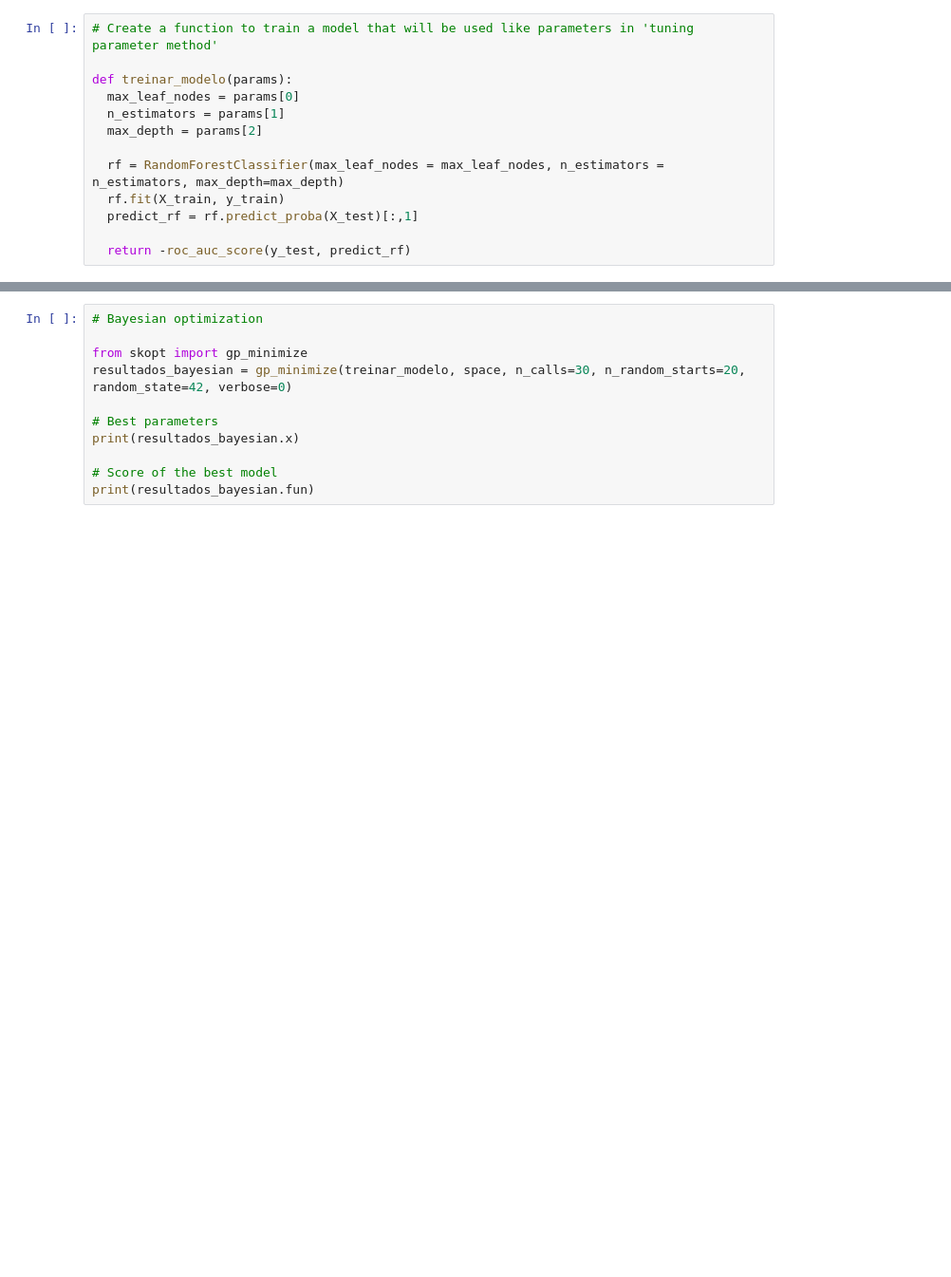
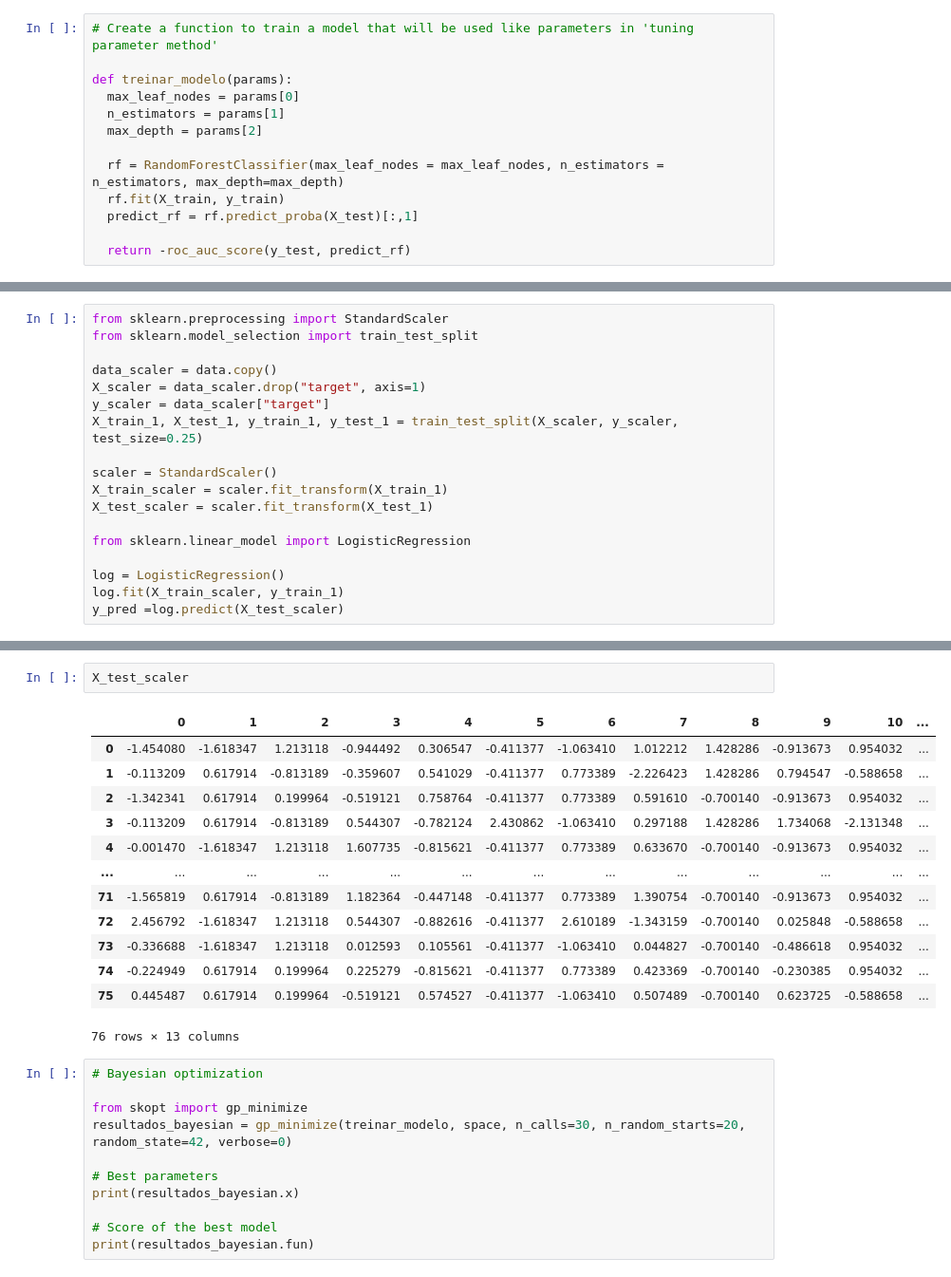
Before and after one commit to marcosrochedo/data-projects, a Jupyter notebook: heart-disease-predict/heart-disease-predict/heart-disease-kaggle.ipynb, the cells around one changed output, grey strips where cells are left out. Shown at 95% size. Saved outputs shown, nothing was run; the diff lists cells and outputs as text; blank space fills up the shorter version.

```diff
--- a/heart-disease-predict/heart-disease-predict/heart-disease-kaggle.ipynb
+++ b/heart-disease-predict/heart-disease-predict/heart-disease-kaggle.ipynb
@@ -227,0 +259,18 @@ print(resultado_random.fun)
+# %%
+from sklearn.preprocessing import StandardScaler
+from sklearn.model_selection import train_test_split
+
+data_scaler = data.copy()
+X_scaler = data_scaler.drop("target", axis=1)
+y_scaler = data_scaler["target"]
+X_train_1, X_test_1, y_train_1, y_test_1 = train_test_split(X_scaler, y_scaler, test_size=0.25)
+
+scaler = StandardScaler()
+X_train_scaler = scaler.fit_transform(X_train_1)
+X_test_scaler = scaler.fit_transform(X_test_1)
+
+from sklearn.linear_model import LogisticRegression
+
+log = LogisticRegression()
+log.fit(X_train_scaler, y_train_1)
+y_pred =log.predict(X_test_scaler)
@@ -228,3 +310,19 @@ print(resultado_random.fun)
+# %%
+X_test_scaler
+# %% [output]
+|  | 0 | 1 | 2 | 3 | 4 | 5 | 6 | 7 | 8 | 9 | 10 | ... |
+| 0 | -1.454080 | -1.618347 | 1.213118 | -0.944492 | 0.306547 | -0.411377 | -1.063410 | 1.012212 | 1.428286 | -0.913673 | 0.954032 | ... |
+| 1 | -0.113209 | 0.617914 | -0.813189 | -0.359607 | 0.541029 | -0.411377 | 0.773389 | -2.226423 | 1.428286 | 0.794547 | -0.588658 | ... |
+| 2 | -1.342341 | 0.617914 | 0.199964 | -0.519121 | 0.758764 | -0.411377 | 0.773389 | 0.591610 | -0.700140 | -0.913673 | 0.954032 | ... |
+| 3 | -0.113209 | 0.617914 | -0.813189 | 0.544307 | -0.782124 | 2.430862 | -1.063410 | 0.297188 | 1.428286 | 1.734068 | -2.131348 | ... |
+| 4 | -0.001470 | -1.618347 | 1.213118 | 1.607735 | -0.815621 | -0.411377 | 0.773389 | 0.633670 | -0.700140 | -0.913673 | 0.954032 | ... |
+| ... | ... | ... | ... | ... | ... | ... | ... | ... | ... | ... | ... | ... |
+| 71 | -1.565819 | 0.617914 | -0.813189 | 1.182364 | -0.447148 | -0.411377 | 0.773389 | 1.390754 | -0.700140 | -0.913673 | 0.954032 | ... |
+| 72 | 2.456792 | -1.618347 | 1.213118 | 0.544307 | -0.882616 | -0.411377 | 2.610189 | -1.343159 | -0.700140 | 0.025848 | -0.588658 | ... |
+| 73 | -0.336688 | -1.618347 | 1.213118 | 0.012593 | 0.105561 | -0.411377 | -1.063410 | 0.044827 | -0.700140 | -0.486618 | 0.954032 | ... |
+| 74 | -0.224949 | 0.617914 | 0.199964 | 0.225279 | -0.815621 | -0.411377 | 0.773389 | 0.423369 | -0.700140 | -0.230385 | 0.954032 | ... |
+| 75 | 0.445487 | 0.617914 | 0.199964 | -0.519121 | 0.574527 | -0.411377 | -1.063410 | 0.507489 | -0.700140 | 0.623725 | -0.588658 | ... |
+76 rows × 13 columns
 # %%
 # Bayesian optimization
 
```
Also changed, not shown: parts of 6 cells of this notebook.
